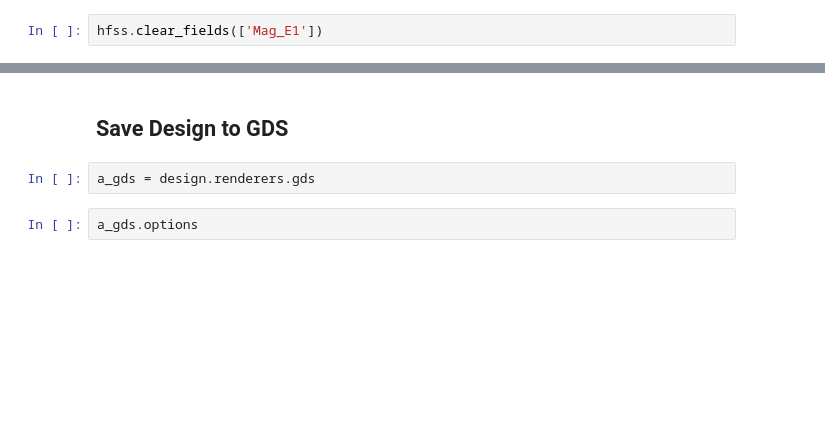
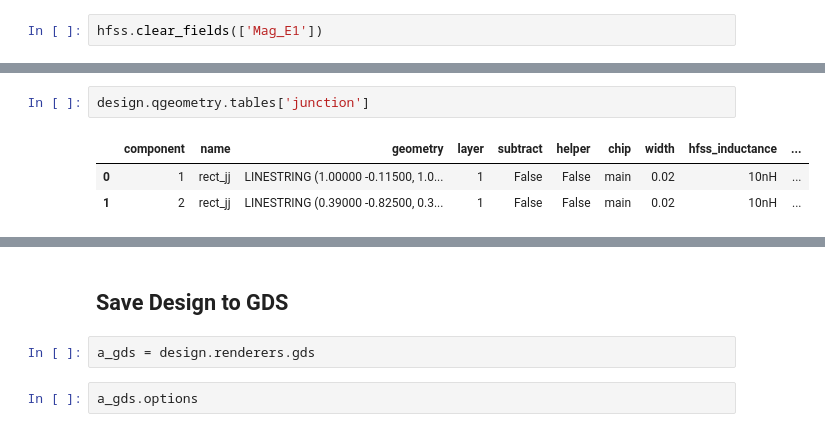
Before and after one commit to Wendywanw/Wendy-qiskit-code, a Jupyter notebook: Multiple_pocket_simulation.ipynb, the cells around one changed output, grey strips where cells are left out. Saved outputs shown, nothing was run; the diff lists cells and outputs as text; blank space fills up the shorter version.

```diff
--- a/Multiple_pocket_simulation.ipynb
+++ b/Multiple_pocket_simulation.ipynb
@@ -406,0 +448,6 @@ True
+# %%
+design.qgeometry.tables['junction']
+# %% [output]
+|  | component | name | geometry | layer | subtract | helper | chip | width | hfss_inductance | ... |
+| 0 | 1 | rect_jj | LINESTRING (1.00000 -0.11500, 1.0... | 1 | False | False | main | 0.02 | 10nH | ... |
+| 1 | 2 | rect_jj | LINESTRING (0.39000 -0.82500, 0.3... | 1 | False | False | main | 0.02 | 10nH | ... |
```
Also changed, not shown: parts of 38 cells of this notebook, 4 other files.
